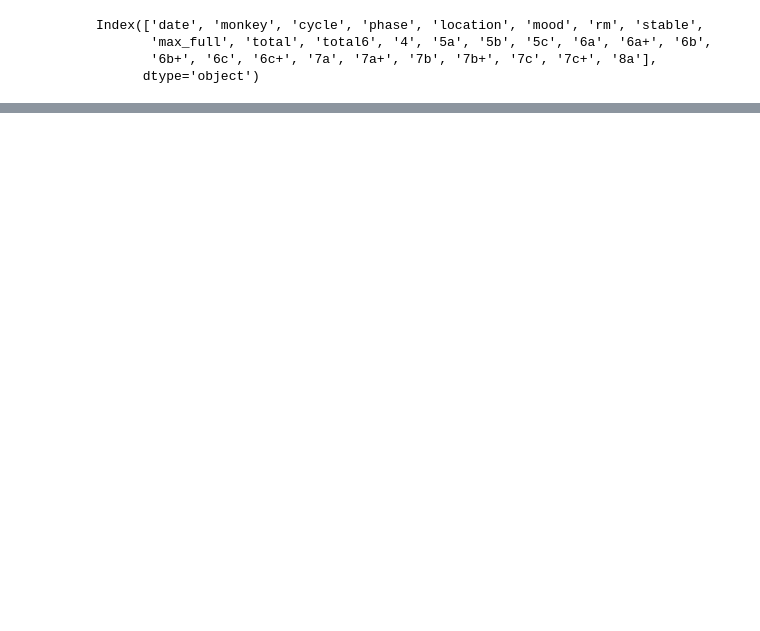
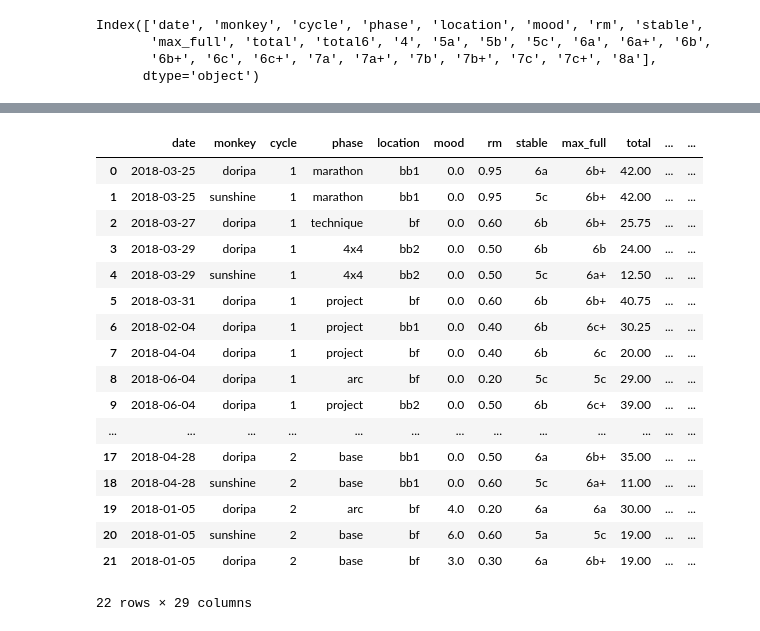
Before and after one commit to gardiac2002/monkies, a Jupyter notebook: Sessions Analysis.ipynb, the cells around one changed output, grey strips where cells are left out. Saved outputs shown, nothing was run; the diff lists cells and outputs as text; code cells hidden in the pictures; blank space fills up the shorter version.

```diff
--- a/Sessions Analysis.ipynb
+++ b/Sessions Analysis.ipynb
@@ -43,6 +46,26 @@ def calc_score(row):
 # %%
 scores = sessions.apply(calc_score, axis=1)
 sessions['scores'] = scores
+sessions
+# %% [output]
+|  | date | monkey | cycle | phase | location | mood | rm | stable | max_full | total | ... | ... |
+| 0 | 2018-03-25 | doripa | 1 | marathon | bb1 | 0.0 | 0.95 | 6a | 6b+ | 42.00 | ... | ... |
+| 1 | 2018-03-25 | sunshine | 1 | marathon | bb1 | 0.0 | 0.95 | 5c | 6b+ | 42.00 | ... | ... |
+| 2 | 2018-03-27 | doripa | 1 | technique | bf | 0.0 | 0.60 | 6b | 6b+ | 25.75 | ... | ... |
+| 3 | 2018-03-29 | doripa | 1 | 4x4 | bb2 | 0.0 | 0.50 | 6b | 6b | 24.00 | ... | ... |
+| 4 | 2018-03-29 | sunshine | 1 | 4x4 | bb2 | 0.0 | 0.50 | 5c | 6a+ | 12.50 | ... | ... |
+| 5 | 2018-03-31 | doripa | 1 | project | bf | 0.0 | 0.60 | 6b | 6b+ | 40.75 | ... | ... |
+| 6 | 2018-02-04 | doripa | 1 | project | bb1 | 0.0 | 0.40 | 6b | 6c+ | 30.25 | ... | ... |
+| 7 | 2018-04-04 | doripa | 1 | project | bf | 0.0 | 0.40 | 6b | 6c | 20.00 | ... | ... |
+| 8 | 2018-06-04 | doripa | 1 | arc | bf | 0.0 | 0.20 | 5c | 5c | 29.00 | ... | ... |
+| 9 | 2018-06-04 | doripa | 1 | project | bb2 | 0.0 | 0.50 | 6b | 6c+ | 39.00 | ... | ... |
+| ... | ... | ... | ... | ... | ... | ... | ... | ... | ... | ... | ... | ... |
+| 17 | 2018-04-28 | doripa | 2 | base | bb1 | 0.0 | 0.50 | 6a | 6b+ | 35.00 | ... | ... |
+| 18 | 2018-04-28 | sunshine | 2 | base | bb1 | 0.0 | 0.60 | 5c | 6a+ | 11.00 | ... | ... |
+| 19 | 2018-01-05 | doripa | 2 | arc | bf | 4.0 | 0.20 | 6a | 6a | 30.00 | ... | ... |
+| 20 | 2018-01-05 | sunshine | 2 | base | bf | 6.0 | 0.60 | 5a | 5c | 19.00 | ... | ... |
+| 21 | 2018-01-05 | doripa | 2 | base | bf | 3.0 | 0.30 | 6a | 6b+ | 19.00 | ... | ... |
+22 rows × 29 columns
 # %%
 doripa = sessions[sessions.monkey == 'doripa']
 sunshine_sessions = sessions[sessions.monkey == 'sunshine']
```
Also changed, not shown: parts of 6 cells of this notebook, 3 other files.
